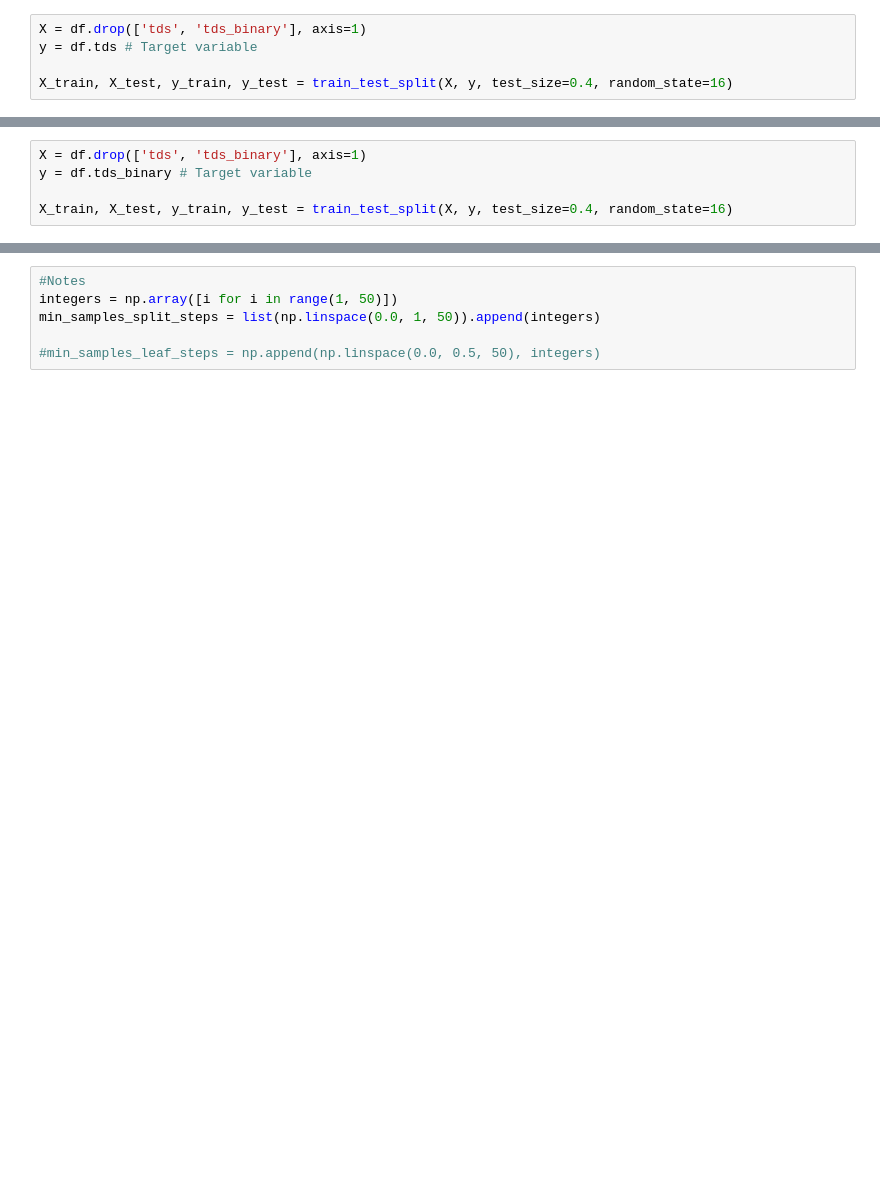
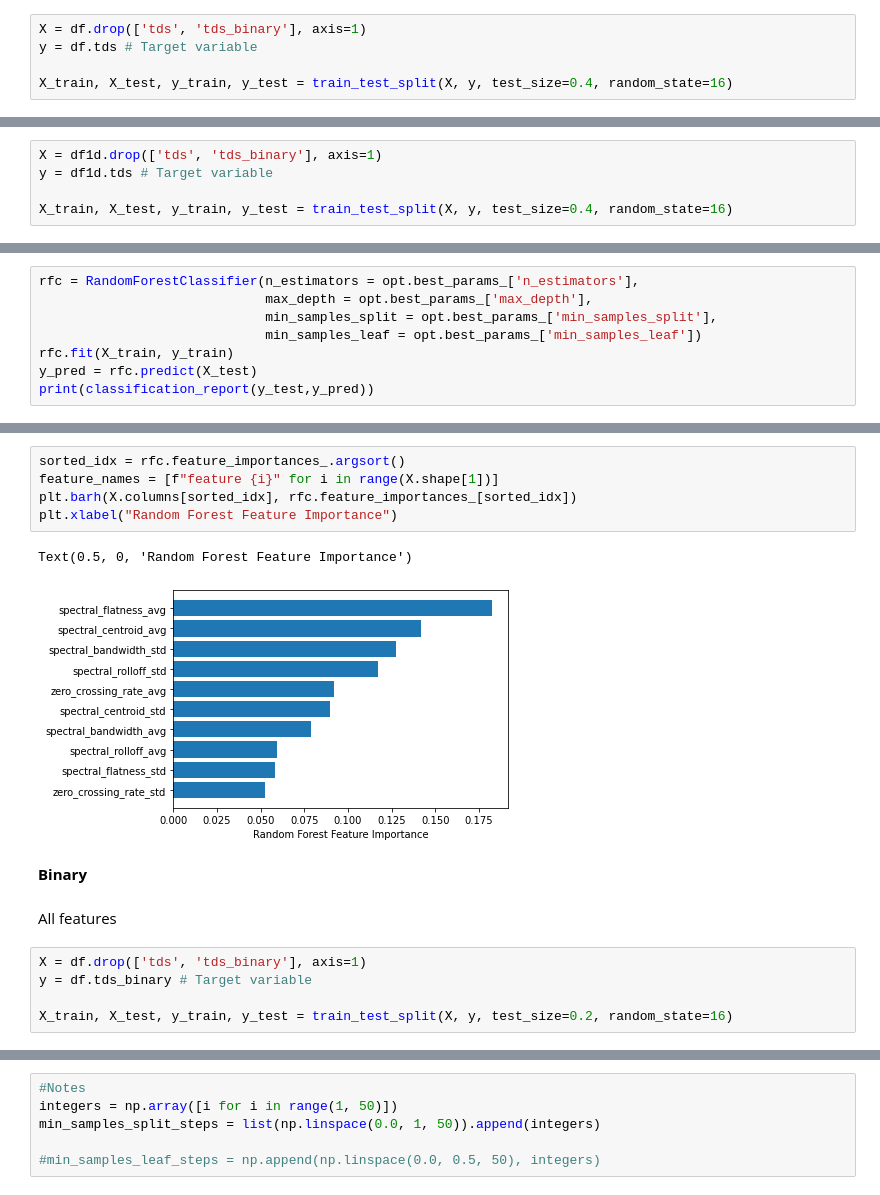
Before and after one commit to Whoami666/HSE_Lab, a Jupyter notebook: schiz_models_random_forest.ipynb, the cells around one changed output, grey strips where cells are left out. Saved outputs shown, nothing was run; the diff lists cells and outputs as text; blank space fills up the shorter version.

```diff
--- a/schiz_models_random_forest.ipynb
+++ b/schiz_models_random_forest.ipynb
@@ -89,0 +152,5 @@ Binary
+# %%
+X = df1d.drop(['tds', 'tds_binary'], axis=1)
+y = df1d.tds # Target variable
+
+X_train, X_test, y_train, y_test = train_test_split(X, y, test_size=0.4, random_state=16)
@@ -89,0 +181,8 @@ Binary
+# %%
+rfc = RandomForestClassifier(n_estimators = opt.best_params_['n_estimators'],
+                             max_depth = opt.best_params_['max_depth'],
+                             min_samples_split = opt.best_params_['min_samples_split'],
+                             min_samples_leaf = opt.best_params_['min_samples_leaf'])
+rfc.fit(X_train, y_train)
+y_pred = rfc.predict(X_test)
+print(classification_report(y_test,y_pred))
@@ -90,8 +214,20 @@ Binary
+# %%
+sorted_idx = rfc.feature_importances_.argsort()
+feature_names = [f"feature {i}" for i in range(X.shape[1])]
+plt.barh(X.columns[sorted_idx], rfc.feature_importances_[sorted_idx])
+plt.xlabel("Random Forest Feature Importance")
+# %% [output]
+Text(0.5, 0, 'Random Forest Feature Importance')
+[figure, added]
+# %% [markdown]
+**Binary**
+# %% [markdown]
+All features
 # %%
 X = df.drop(['tds', 'tds_binary'], axis=1)
 y = df.tds_binary # Target variable
 
-X_train, X_test, y_train, y_test = train_test_split(X, y, test_size=0.4, random_state=16)
+X_train, X_test, y_train, y_test = train_test_split(X, y, test_size=0.2, random_state=16)
 # %%
 warnings.filterwarnings('ignore')
 
```
Also changed, not shown: parts of 35 cells of this notebook.
